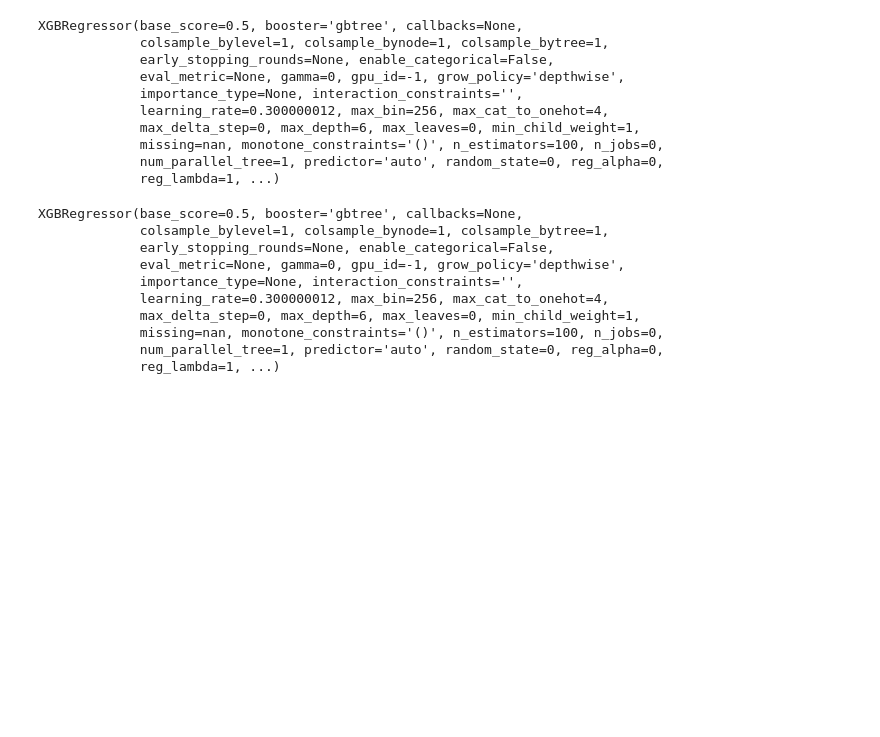
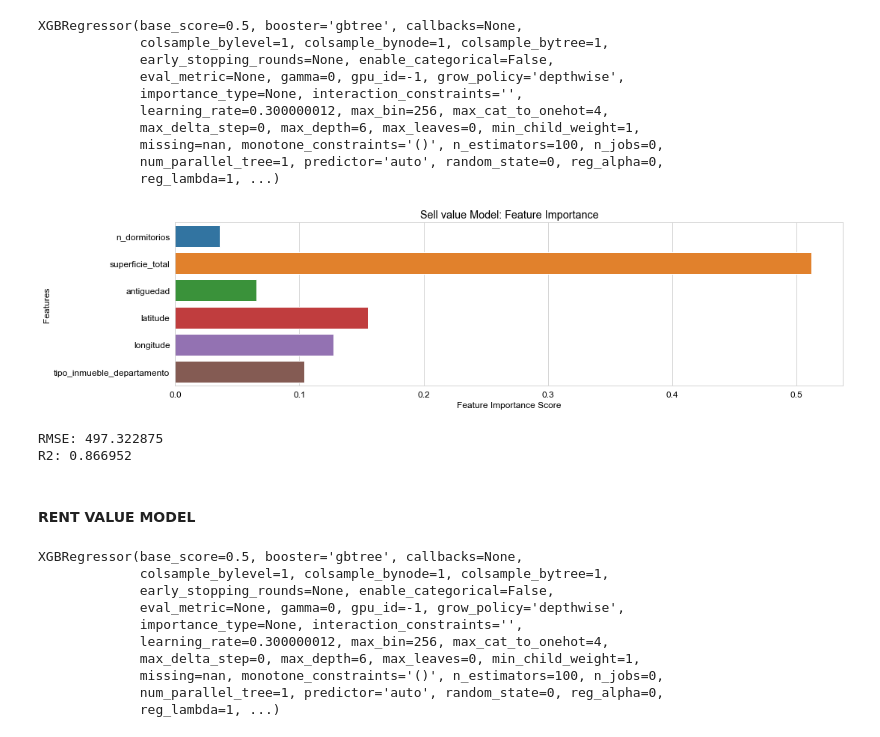
Before and after one commit to NEOZRO/portal_inmobiliario_web_scraper, a Jupyter notebook: main.ipynb, the cells around one changed output. Cells and saved outputs as stored; diff of their text form; code cells hidden in the pictures; blank space fills up the shorter version.

```diff
--- a/main.ipynb
+++ b/main.ipynb
@@ -158,10 +189,9 @@ y_data_rent = data_rent_value[["Price_UF"]]
 # %%
-# SELL MODEL
 model_sell = xgboost.XGBRegressor()
 # train test split
-X_train, X_test, y_train, y_test = train_test_split(x_data_sell.values, y_data_sell.values, test_size=0.15, random_state=42)
+X_train_sell, X_test_sell, y_train_sell, y_test_sell = train_test_split(x_data_sell.values, y_data_sell.values, test_size=0.15, random_state=42)
 # fit model
-model_sell.fit(X_train, y_train)
+model_sell.fit(X_train_sell, y_train_sell)
 # %% [output]
 XGBRegressor(base_score=0.5, booster='gbtree', callbacks=None,
              colsample_bylevel=1, colsample_bynode=1, colsample_bytree=1,
@@ -173,6 +203,32 @@ XGBRegressor(base_score=0.5, booster='gbtree', callbacks=None,
              missing=nan, monotone_constraints='()', n_estimators=100, n_jobs=0,
              num_parallel_tree=1, predictor='auto', random_state=0, reg_alpha=0,
              reg_lambda=1, ...)
+# %%
+# feature importance
+
+fig = plt.figure(figsize=(16,4))
+feature_importance = model_sell.feature_importances_
+feature_names = x_data_sell.columns
+sns.barplot(x=feature_importance, y=feature_names)
+plt.xlabel('Feature Importance Score')
+plt.ylabel('Features')
+plt.title("Sell value Model: Feature Importance")
+plt.show()
+# %% [output]
+[figure, added]
+# %%
+# SCORES
+
+y_pred = model_sell.predict(X_test_sell)
+rmse = np.sqrt(mean_squared_error(y_test_sell, y_pred))
+print("RMSE: %f" % (rmse))
+r2 = r2_score(y_test_sell, y_pred)
+print("R2: %f" % (r2))
+# %% [output]
+RMSE: 497.322875
+R2: 0.866952
+# %% [markdown]
+#### RENT VALUE MODEL
 # %%
 # RENT MODEL
 model_rent = xgboost.XGBRegressor()
```
Also changed, not shown: parts of 37 cells of this notebook.
